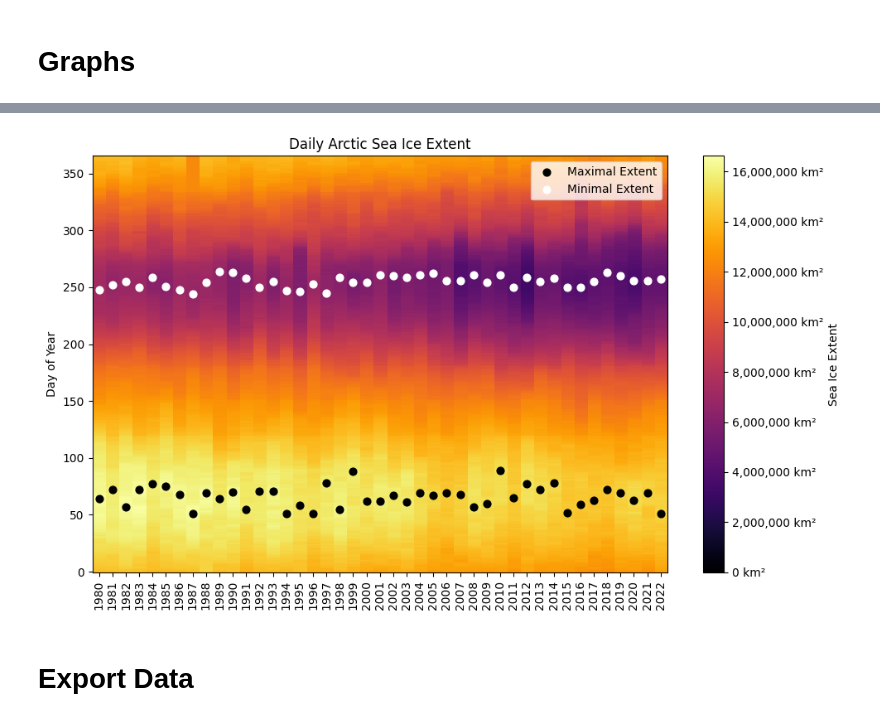
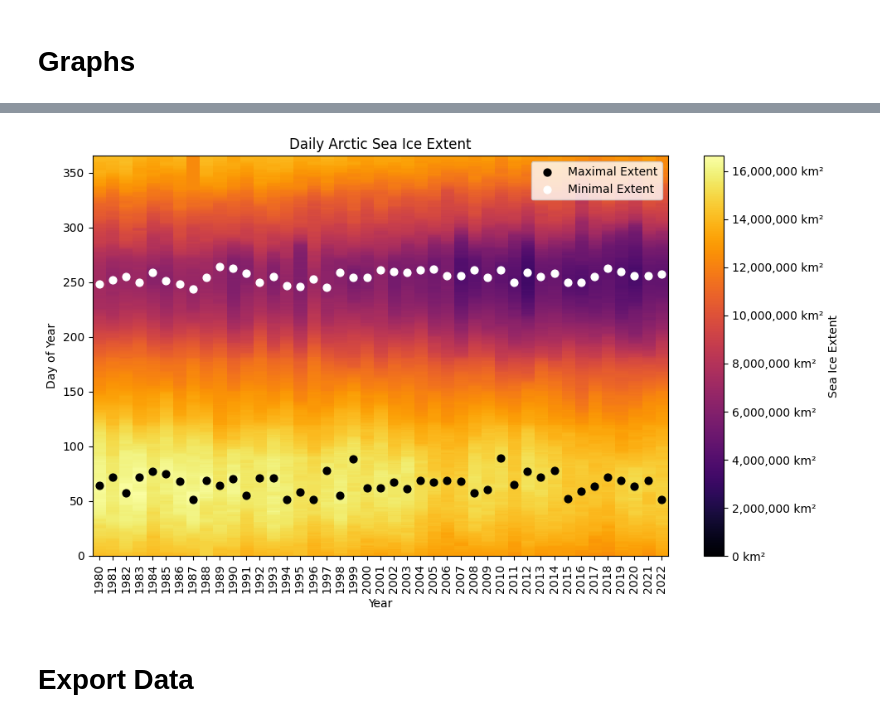
Before and after one commit to nwalser/CS163, a Jupyter notebook: project/main.ipynb, the cells around one changed output, grey strips where cells are left out. Drawn from its saved outputs; the diff is of its cells as text; code cells hidden in the pictures.

```diff
--- a/project/main.ipynb
+++ b/project/main.ipynb
@@ -318,39 +357,40 @@ cbar = plt.colorbar(im, label="Sea Ice Extent")
 cbar.ax.yaxis.set_major_formatter(FuncFormatter(lambda x, pos: f"{x:,.0f} km²"))
 
 plt.ylabel("Day of Year")
+plt.xlabel('Year')
 plt.title("Daily Arctic Sea Ice Extent")
 
 ax = plt.gca()
 
 x_max, y_max = [], []
 x_min, y_min = [], []
 
 for col_idx, year in enumerate(years):
     col = heatmap[year]
 
     max_doy = col.idxmax()
     min_doy = col.idxmin()
 
     row_idx_max = days.index(max_doy)
     row_idx_min = days.index(min_doy)
 
     x_max.append(col_idx)
     y_max.append(row_idx_max)
 
     x_min.append(col_idx)
     y_min.append(row_idx_min)
 
 ax.scatter(x_max, y_max, s=40, facecolors='black', label="Maximal Extent")
 ax.scatter(x_min, y_min, s=40, facecolors='white', label="Minimal Extent")
 
 ax.set_xticks(np.arange(len(years)))
 ax.set_xticklabels(years, rotation=90)
 
 plt.legend()
 plt.tight_layout()
 plt.show()
 # %% [output]
-[figure, old version]
+[figure, new version]
 # %% [markdown]
 # Export Data
 # %%
```
Also changed, not shown: parts of 5 cells of this notebook, 1 other file.
